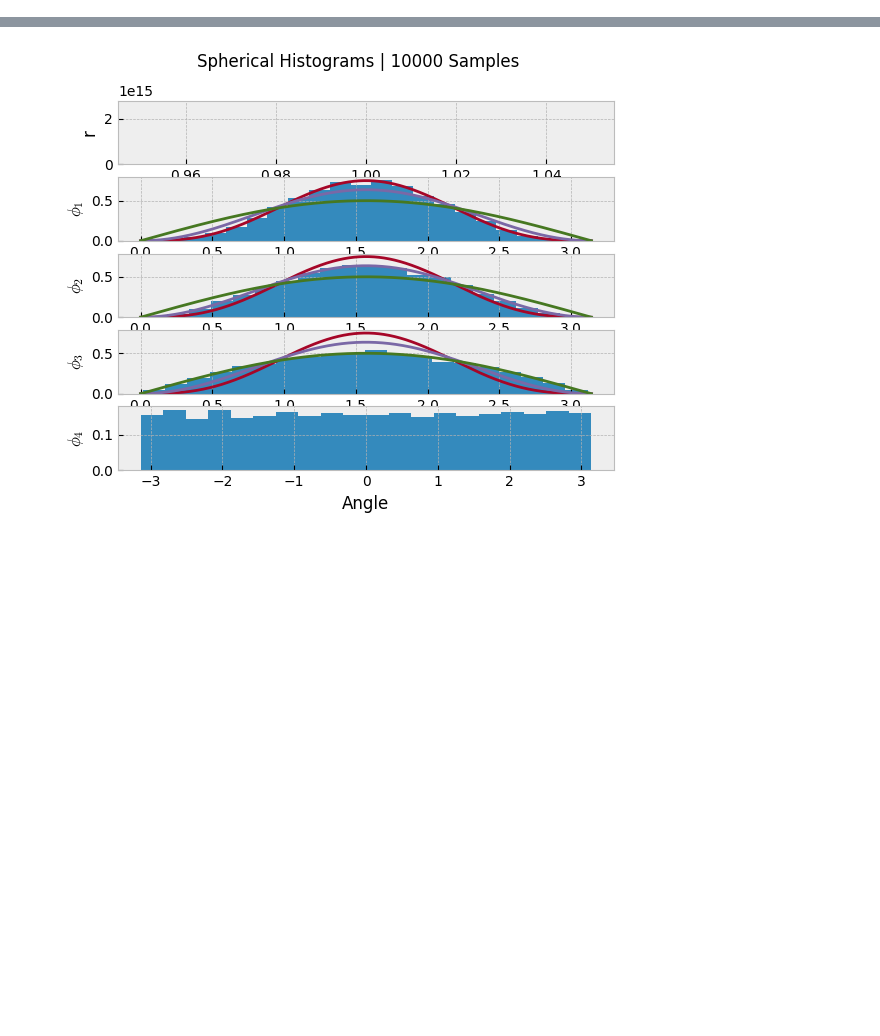
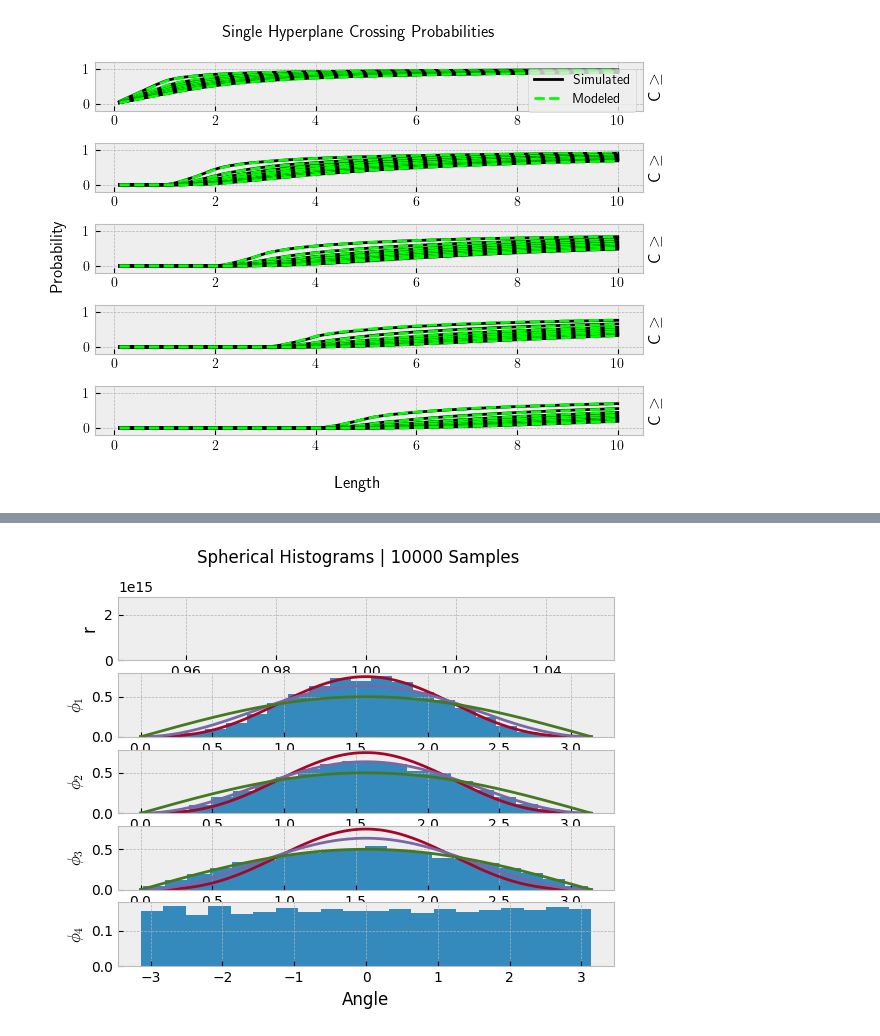
Before and after one commit to aechoi/buffon_extension, a Jupyter notebook: src/demo_notebook.ipynb, the cells around one changed output, grey strips where cells are left out. Saved outputs shown, nothing was run; the diff lists cells and outputs as text; code cells hidden in the pictures; blank space fills up the shorter version.

```diff
--- a/src/demo_notebook.ipynb
+++ b/src/demo_notebook.ipynb
@@ -14,4 +13,38 @@ from tqdm import tqdm
 plt.style.use("bmh")
 
 tau = np.pi*2
+# %%
+# Probability Given a single set of hyperplanes
+importlib.reload(sampling)
+importlib.reload(modeling)
+
+samples = 10000
+dims = np.arange(2, 10, 1)
+lengths = np.linspace(0.1, 10, 101)
+hyperplanes = 1
+spacing = np.array([1])
+Cs = np.arange(5)+1
+
+plt.rc('text', usetex=True)
+fig, axs = plt.subplots(len(Cs))
+for c, ax in zip(Cs, axs):
+    for dim in tqdm(dims):
+        sim_probs = sampling.get_sim_prob_ge(samples, dim, lengths, c, hyperplanes, spacing)
+        ax.plot(lengths, sim_probs, "k")
+
+        probabilities = modeling.prob_of_crossing_vs_length(lengths, dim, c, hyperplanes, spacing)
+        ax.plot(lengths, probabilities, "--", color=(0,1,0))
+
+        ax.set_ylim([-0.2, 1.2])
+        ax.set_ylabel(r'C $\ge$ ')
+        ax.yaxis.set_label_position("right")
+
+    if c == 1:
+        ax.legend(["Simulated", "Modeled"])
+fig.supylabel("Probability")
+fig.supxlabel("Length")
+fig.suptitle("Single Hyperplane Crossing Probabilities")
+plt.tight_layout()
+# %% [output]
+[figure, added]
 # %%
```
Also changed, not shown: parts of 3 cells of this notebook, 1 other file.
